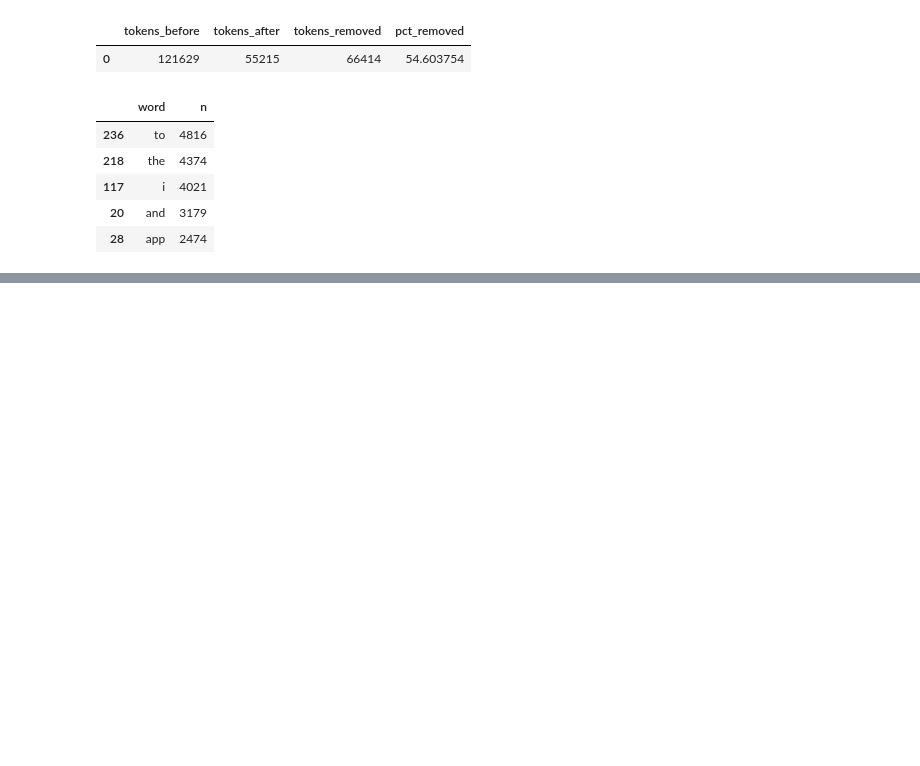
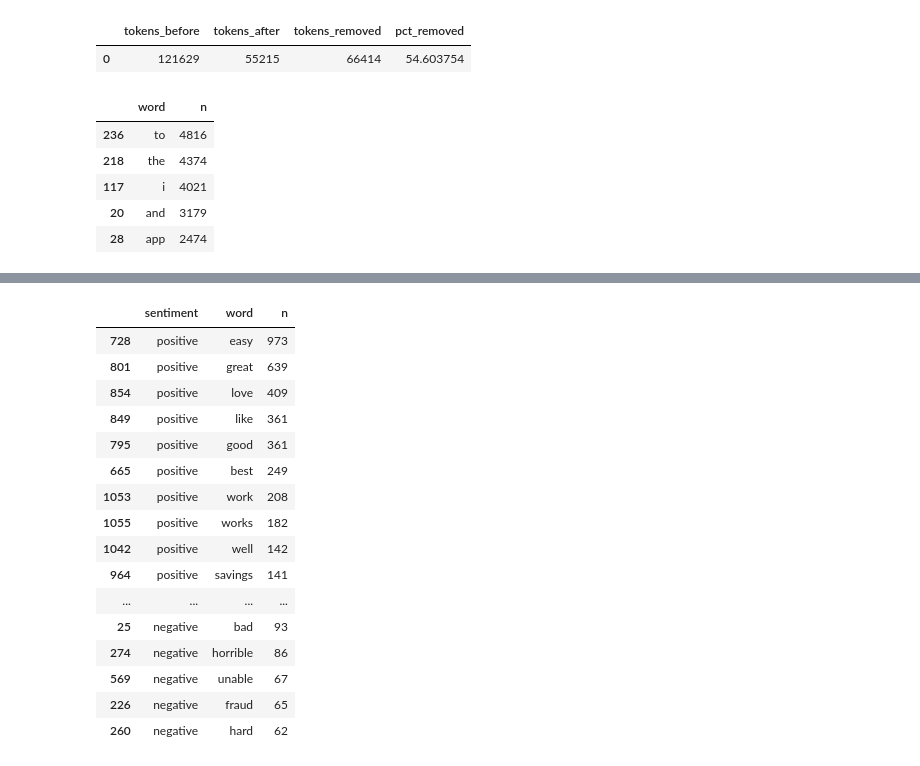
Before and after one commit to dpchi12/sentiment-analysis-for-banks-mobile-app-review, a Jupyter notebook: Model (old data)/old_approach_sentiment_analysis.ipynb, the cells around one changed output, grey strips where cells are left out. Saved outputs shown, nothing was run; the diff lists cells and outputs as text; code cells hidden in the pictures; blank space fills up the shorter version.

```diff
--- a/Model (old data)/old_approach_sentiment_analysis.ipynb
+++ b/Model (old data)/old_approach_sentiment_analysis.ipynb
@@ -438,0 +532,30 @@ plt.show()
+# %%
+top_bing_words = (
+    bing_words
+    .groupby(["sentiment", "word"])
+    .size()
+    .reset_index(name="n")
+    .sort_values("n", ascending=False)
+    .groupby("sentiment", group_keys=False)
+    .head(10)
+)
+
+top_bing_words
+# %% [output]
+|  | sentiment | word | n |
+| 728 | positive | easy | 973 |
+| 801 | positive | great | 639 |
+| 854 | positive | love | 409 |
+| 849 | positive | like | 361 |
+| 795 | positive | good | 361 |
+| 665 | positive | best | 249 |
+| 1053 | positive | work | 208 |
+| 1055 | positive | works | 182 |
+| 1042 | positive | well | 142 |
+| 964 | positive | savings | 141 |
+| ... | ... | ... | ... |
+| 25 | negative | bad | 93 |
+| 274 | negative | horrible | 86 |
+| 569 | negative | unable | 67 |
+| 226 | negative | fraud | 65 |
+| 260 | negative | hard | 62 |
```
Also changed, not shown: parts of 9 cells of this notebook.
